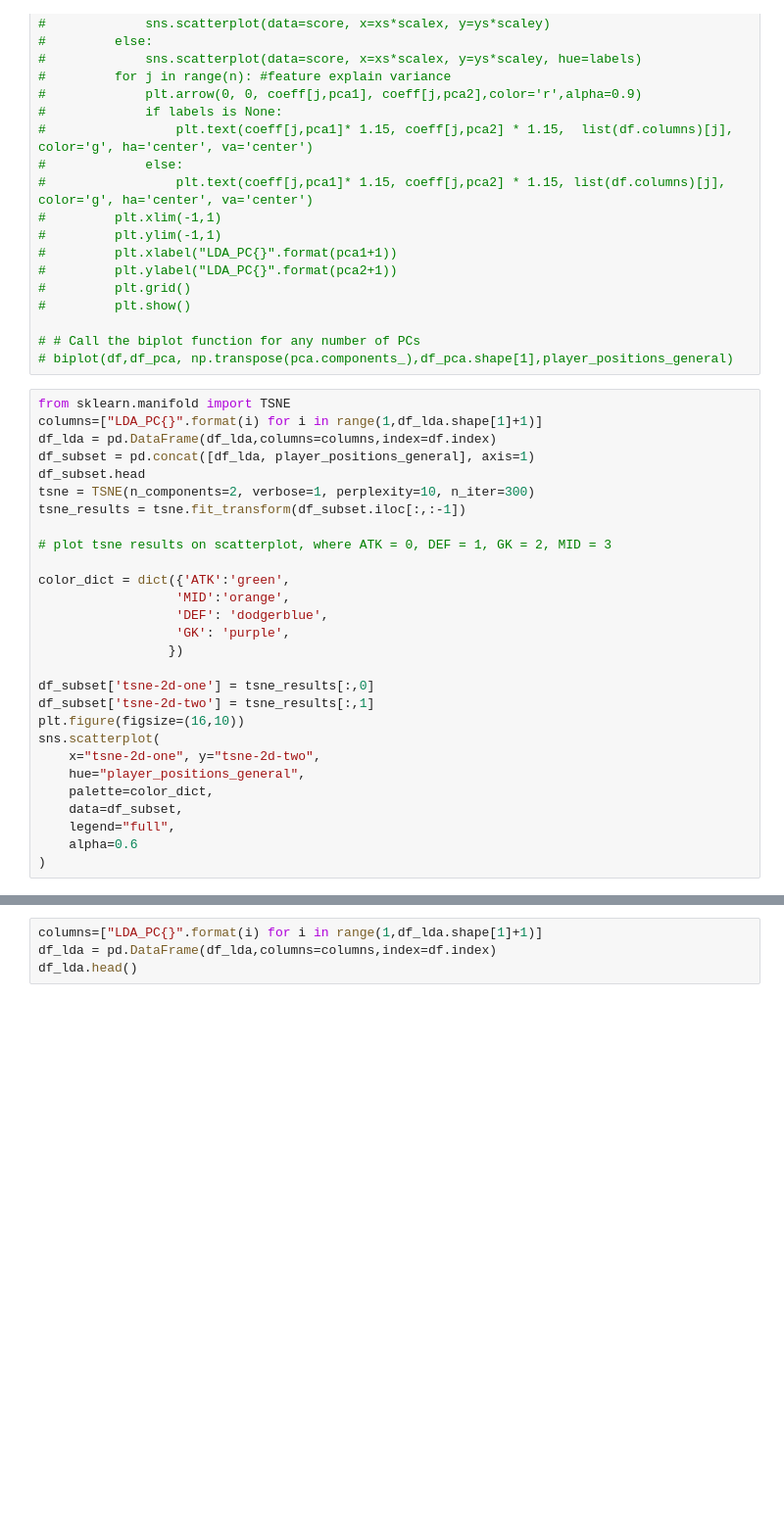
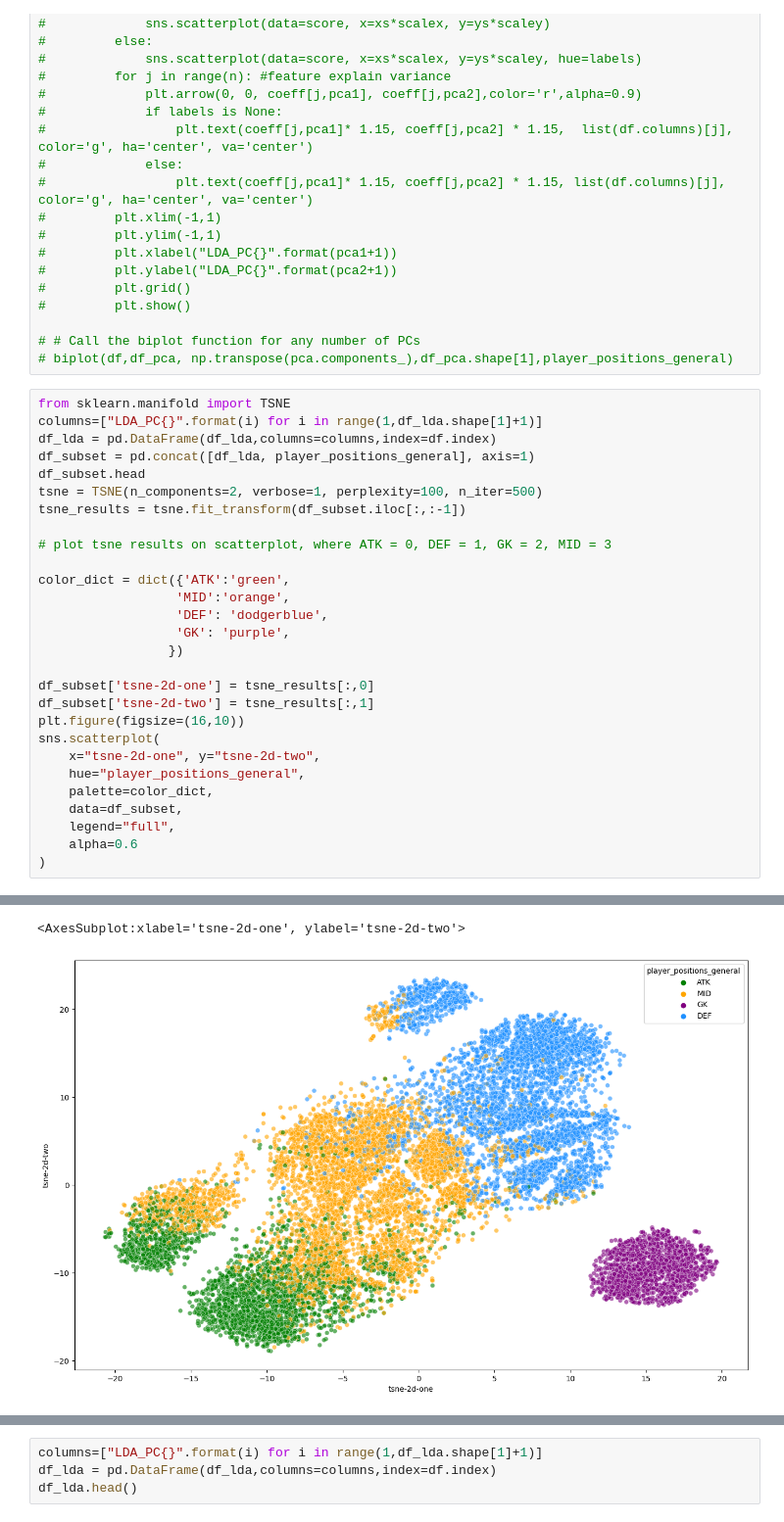
Before and after one commit to limxuanyu127/Soccer-Player-Attributes-Comparison, a Jupyter notebook: fifa_similarity_search/embedding_generation/LDA.ipynb, the cells around one changed output, grey strips where cells are left out. Shown at 98% size. Cells and saved outputs as stored; diff of their text form; blank space fills up the shorter version.

Commit message:
LDA added tsne

```diff
--- a/fifa_similarity_search/embedding_generation/LDA.ipynb
+++ b/fifa_similarity_search/embedding_generation/LDA.ipynb
@@ -170,7 +170,7 @@ columns=["LDA_PC{}".format(i) for i in range(1,df_lda.shape[1]+1)]
 df_lda = pd.DataFrame(df_lda,columns=columns,index=df.index)
 df_subset = pd.concat([df_lda, player_positions_general], axis=1)
 df_subset.head
-tsne = TSNE(n_components=2, verbose=1, perplexity=10, n_iter=300)
+tsne = TSNE(n_components=2, verbose=1, perplexity=100, n_iter=500)
 tsne_results = tsne.fit_transform(df_subset.iloc[:,:-1])
 
 # plot tsne results on scatterplot, where ATK = 0, DEF = 1, GK = 2, MID = 3
@@ -198 +213,3 @@ sns.scatterplot(
+<AxesSubplot:xlabel='tsne-2d-one', ylabel='tsne-2d-two'>
+[figure, added]
 # %%
```
Also changed, not shown: parts of 6 cells of this notebook.
